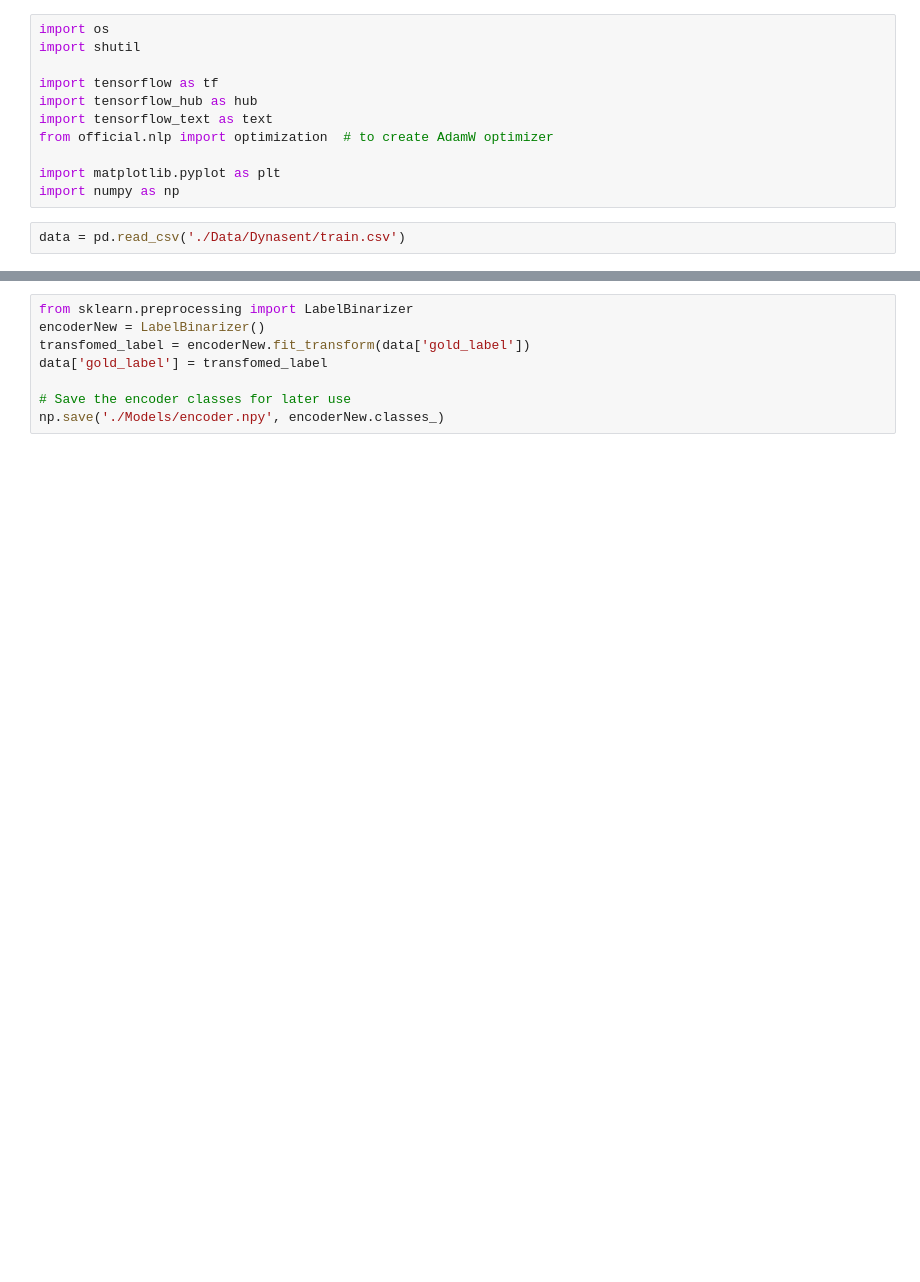
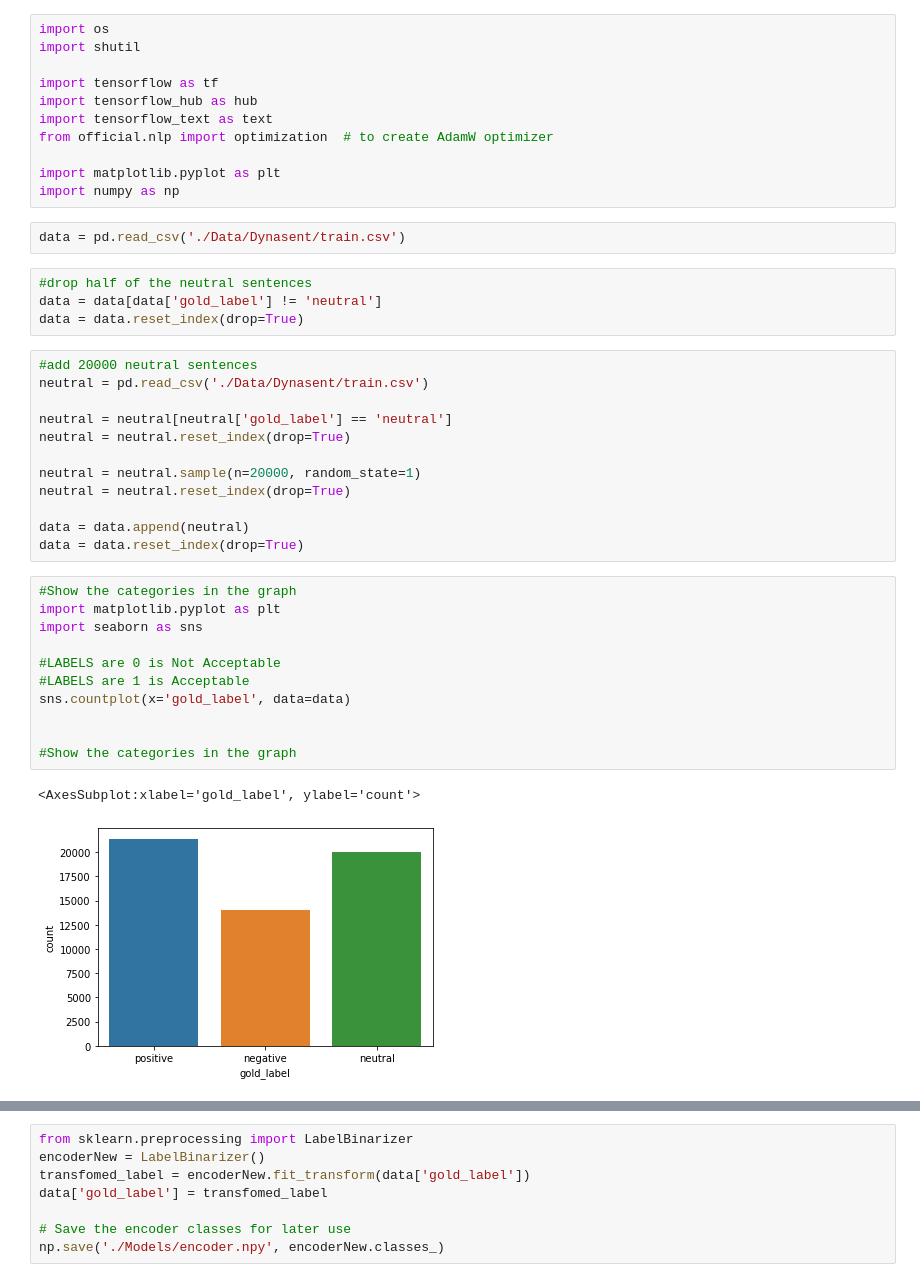
Before and after one commit to Research-Recruit-AI-SLIIT/Research-Codebase, a Jupyter notebook: Knowledge and Attitude Evaluation/Mindset Evaluation/mindsetevaluation.ipynb, the cells around one changed output, grey strips where cells are left out. Cells and saved outputs as stored; diff of their text form; blank space fills up the shorter version.

```diff
--- a/Knowledge and Attitude Evaluation/Mindset Evaluation/mindsetevaluation.ipynb
+++ b/Knowledge and Attitude Evaluation/Mindset Evaluation/mindsetevaluation.ipynb
@@ -18,3 +18,33 @@ import matplotlib.pyplot as plt
 import numpy as np
 # %%
 data = pd.read_csv('./Data/Dynasent/train.csv')
+# %%
+#drop half of the neutral sentences
+data = data[data['gold_label'] != 'neutral']
+data = data.reset_index(drop=True)
+# %%
+#add 20000 neutral sentences
+neutral = pd.read_csv('./Data/Dynasent/train.csv')
+
+neutral = neutral[neutral['gold_label'] == 'neutral']
+neutral = neutral.reset_index(drop=True)
+
+neutral = neutral.sample(n=20000, random_state=1)
+neutral = neutral.reset_index(drop=True)
+
+data = data.append(neutral)
+data = data.reset_index(drop=True)
+# %%
+#Show the categories in the graph
+import matplotlib.pyplot as plt
+import seaborn as sns
+
+#LABELS are 0 is Not Acceptable
+#LABELS are 1 is Acceptable
+sns.countplot(x='gold_label', data=data)
+
+
+#Show the categories in the graph
+# %% [output]
+<AxesSubplot:xlabel='gold_label', ylabel='count'>
+[figure, added]
```
Also changed, not shown: parts of 1 cell of this notebook, 18 other files.
